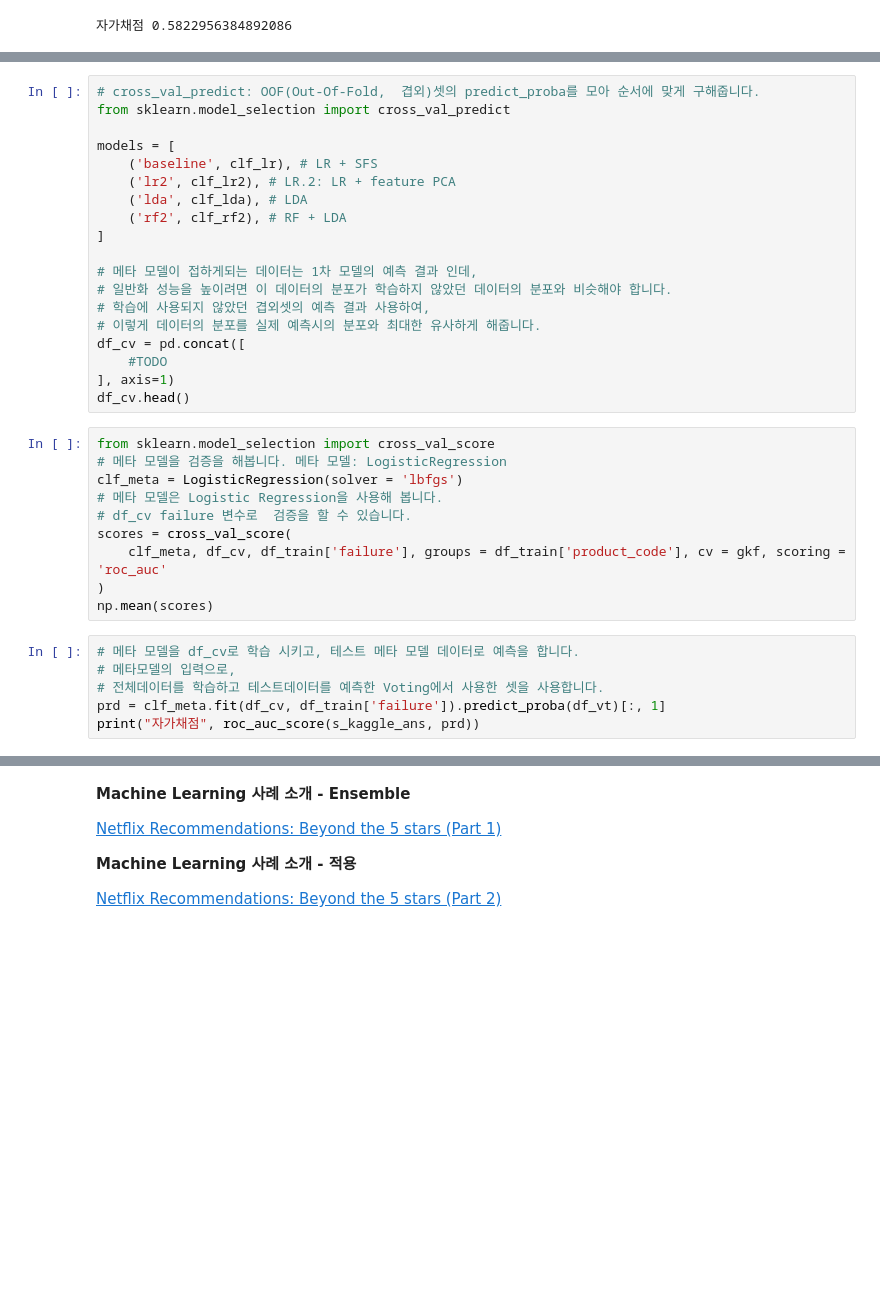
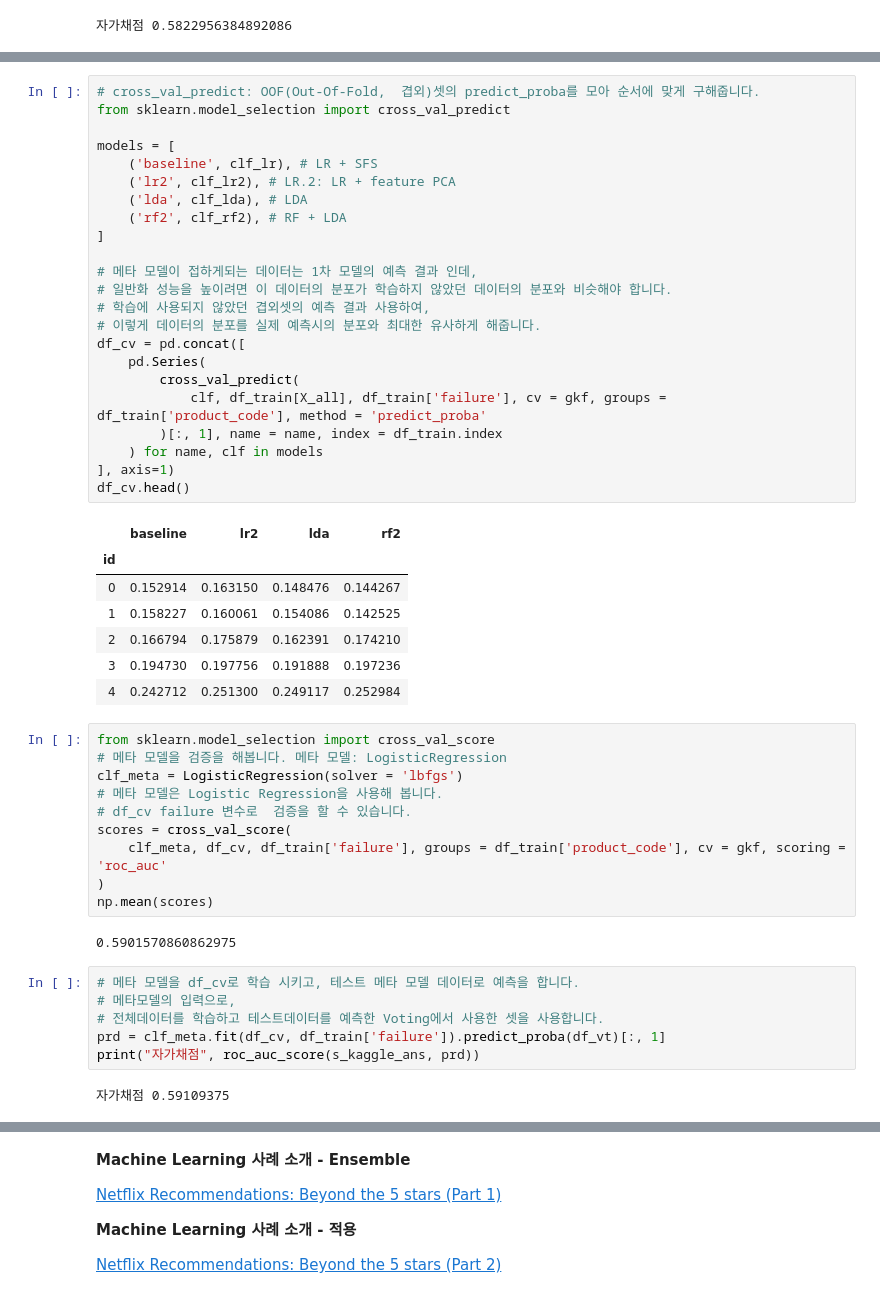
Before and after one commit to sunkusun9/DS_lv3_2610, a Jupyter notebook: sec_ds_lv3_prob1_kaggle.ipynb, the cells around one changed output, grey strips where cells are left out. Cells and saved outputs as stored; diff of their text form; blank space fills up the shorter version.

```diff
--- a/sec_ds_lv3_prob1_kaggle.ipynb
+++ b/sec_ds_lv3_prob1_kaggle.ipynb
@@ -617,22 +642,34 @@ print("자가채점", roc_auc_score(s_kaggle_ans, prd))
 # %%
 # cross_val_predict: OOF(Out-Of-Fold,  겹외)셋의 predict_proba를 모아 순서에 맞게 구해줍니다.
 from sklearn.model_selection import cross_val_predict
 
 models = [
     ('baseline', clf_lr), # LR + SFS
     ('lr2', clf_lr2), # LR.2: LR + feature PCA
     ('lda', clf_lda), # LDA
     ('rf2', clf_rf2), # RF + LDA
 ]
 
 # 메타 모델이 접하게되는 데이터는 1차 모델의 예측 결과 인데,
 # 일반화 성능을 높이려면 이 데이터의 분포가 학습하지 않았던 데이터의 분포와 비슷해야 합니다.
 # 학습에 사용되지 않았던 겹외셋의 예측 결과 사용하여,
 # 이렇게 데이터의 분포를 실제 예측시의 분포와 최대한 유사하게 해줍니다.
 df_cv = pd.concat([
-    #TODO
+    pd.Series(
+        cross_val_predict(
+            clf, df_train[X_all], df_train['failure'], cv = gkf, groups = df_train['product_code'], method = 'predict_proba'
+        )[:, 1], name = name, index = df_train.index
+    ) for name, clf in models
 ], axis=1)
 df_cv.head()
+# %% [output]
+|  | baseline | lr2 | lda | rf2 |
+| id |  |  |  |  |
+| 0 | 0.152914 | 0.163150 | 0.148476 | 0.144267 |
+| 1 | 0.158227 | 0.160061 | 0.154086 | 0.142525 |
+| 2 | 0.166794 | 0.175879 | 0.162391 | 0.174210 |
+| 3 | 0.194730 | 0.197756 | 0.191888 | 0.197236 |
+| 4 | 0.242712 | 0.251300 | 0.249117 | 0.252984 |
 # %%
 from sklearn.model_selection import cross_val_score
 # 메타 모델을 검증을 해봅니다. 메타 모델: LogisticRegression
@@ -643,12 +680,16 @@ scores = cross_val_score(
     clf_meta, df_cv, df_train['failure'], groups = df_train['product_code'], cv = gkf, scoring = 'roc_auc'
 )
 np.mean(scores)
+# %% [output]
+0.5901570860862975
 # %%
 # 메타 모델을 df_cv로 학습 시키고, 테스트 메타 모델 데이터로 예측을 합니다.
 # 메타모델의 입력으로,
 # 전체데이터를 학습하고 테스트데이터를 예측한 Voting에서 사용한 셋을 사용합니다.
 prd = clf_meta.fit(df_cv, df_train['failure']).predict_proba(df_vt)[:, 1]
 print("자가채점", roc_auc_score(s_kaggle_ans, prd))
+# %% [output]
+자가채점 0.59109375
 # %%
 # 계수를 통해 모델의 중요도를 파악할 수 있습니다.
 pd.Series(
```
Also changed, not shown: parts of 4 cells of this notebook.
